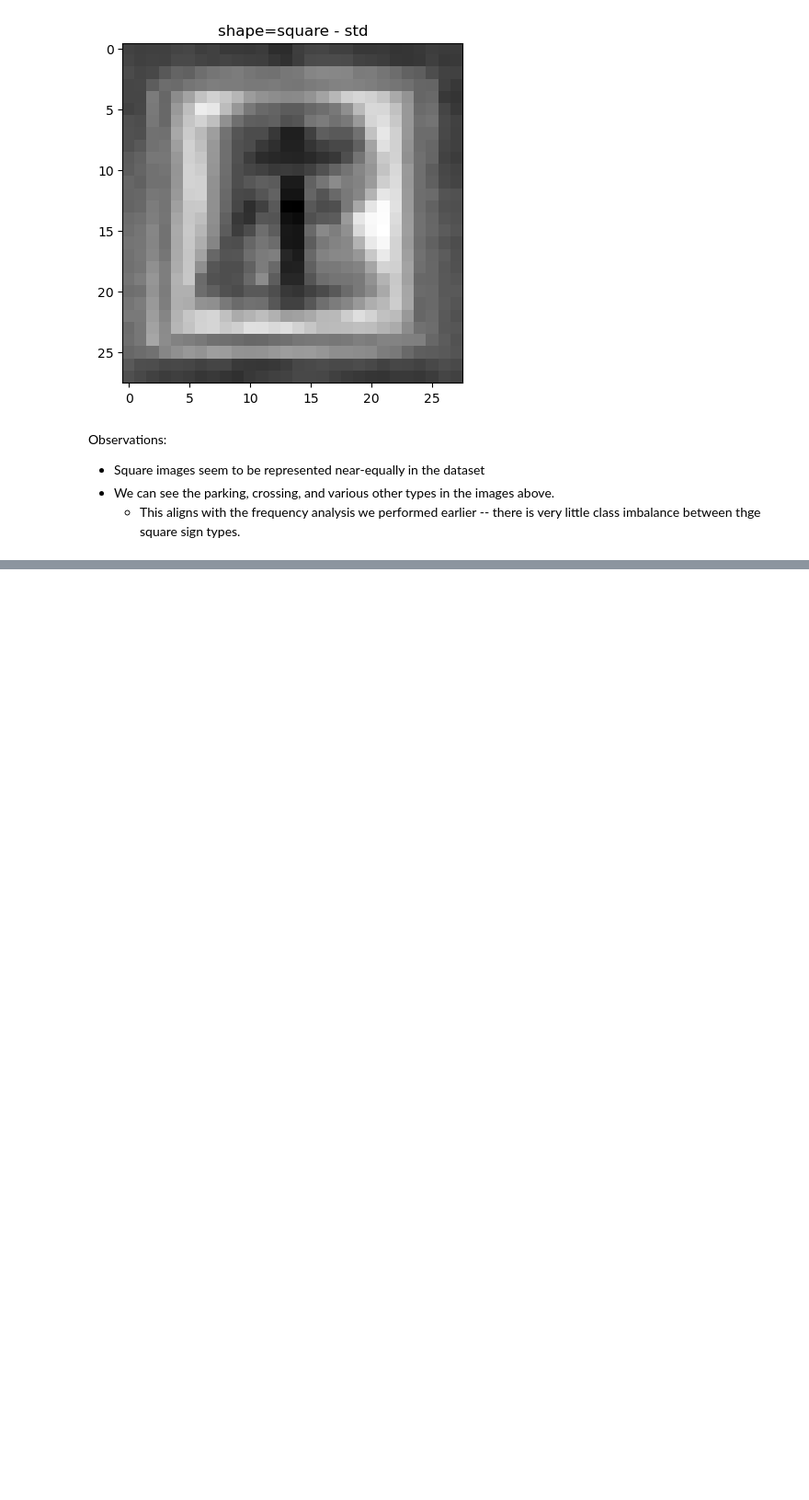
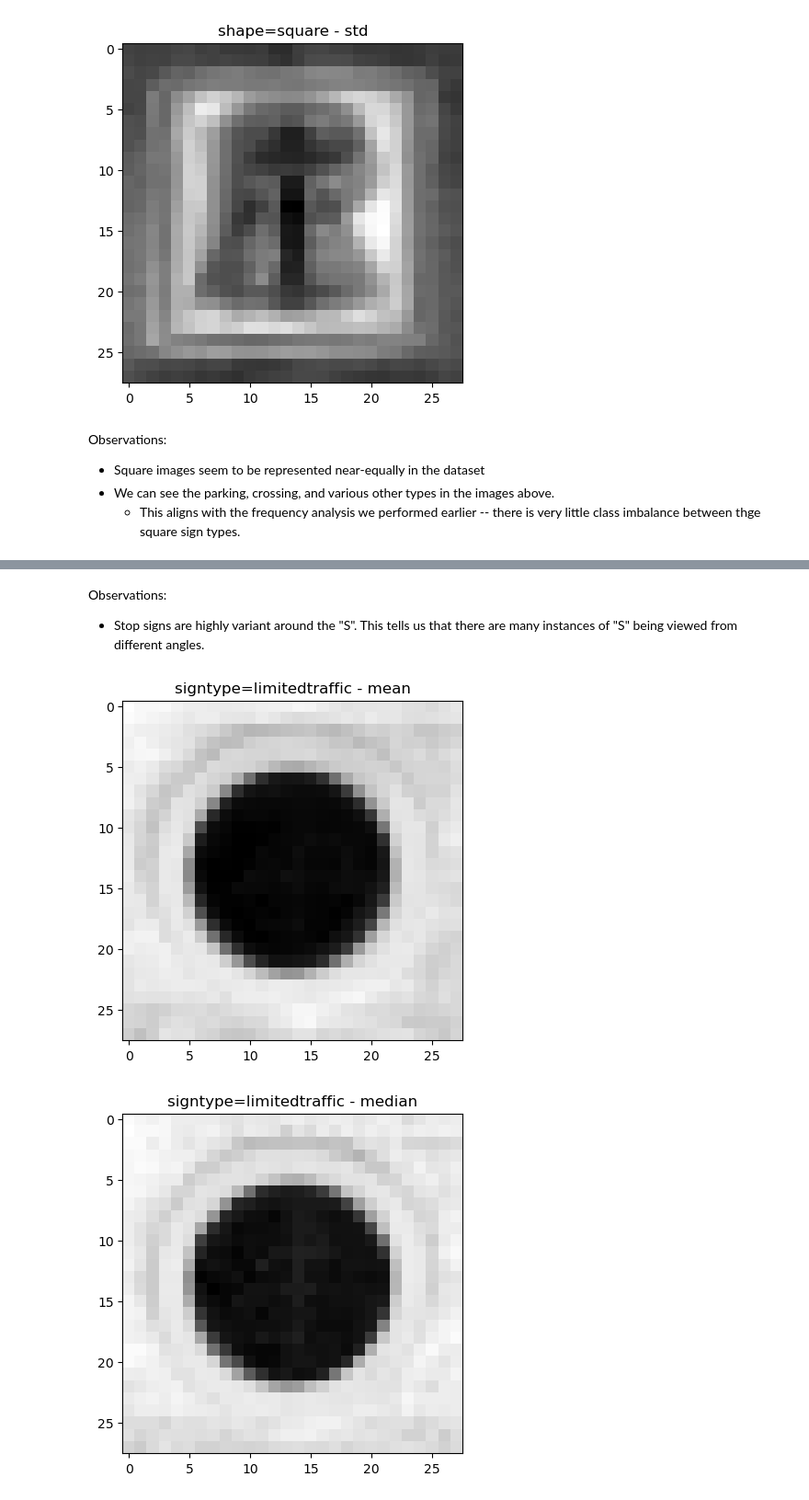
Before and after one commit to ItsThatBlackKid/ml-a2, a Jupyter notebook: s3788996.ipynb, the cells around one changed output, grey strips where cells are left out. Shown at 92% size. Drawn from its saved outputs; the diff is of its cells as text; code cells hidden in the pictures; blank space fills up the shorter version.

```diff
--- a/s3788996.ipynb
+++ b/s3788996.ipynb
@@ -586,0 +643,8 @@ Observations:
+# %% [markdown]
+Observations:
+* Stop signs are highly variant around the "S". This tells us that there are many instances of "S" being viewed from different angles.
+# %%
+plot_stat_imgs_for_signtype('limitedtraffic')
+# %% [output]
+[figure, added]
+[figure, added]
```
Also changed, not shown: parts of 44 cells of this notebook.
